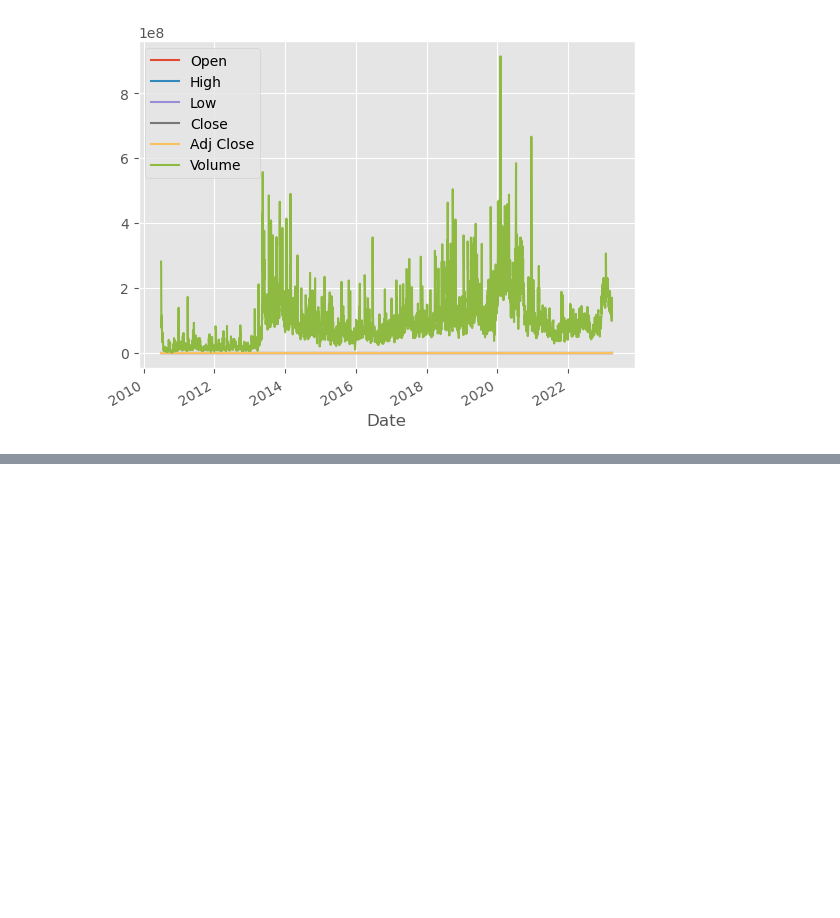
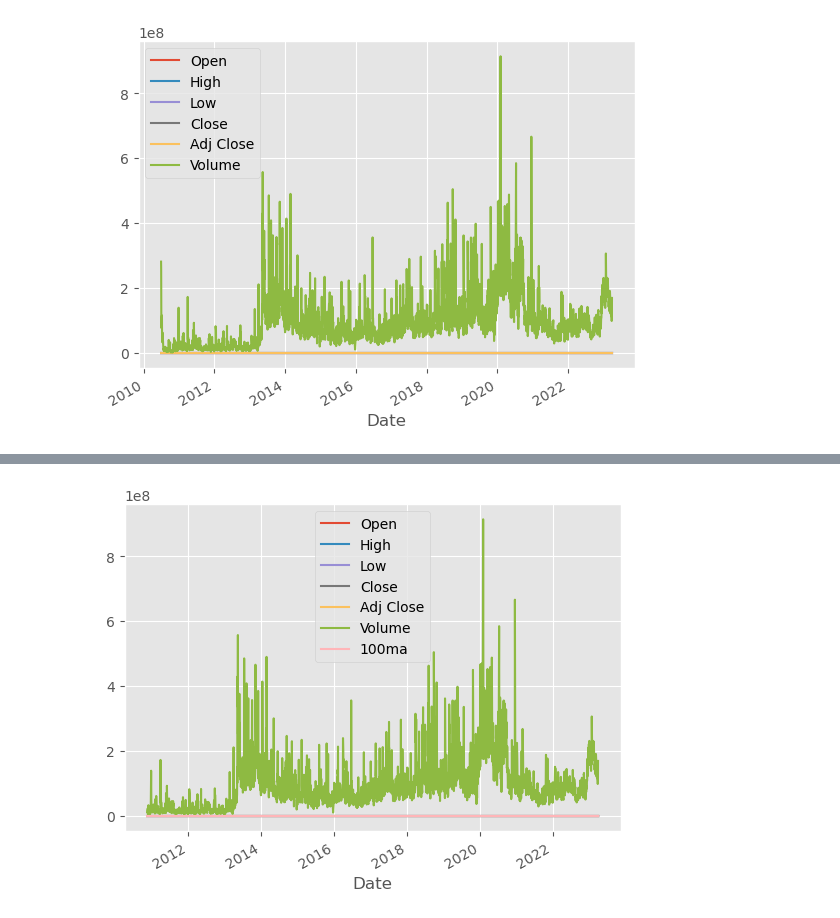
Before and after one commit to lehuynhduc16/Learn-Time-Series-Analysis, a Jupyter notebook: time_series_analysis.ipynb, the cells around one changed output, grey strips where cells are left out. Drawn from its saved outputs; the diff is of its cells as text; code cells hidden in the pictures; blank space fills up the shorter version.

```diff
--- a/time_series_analysis.ipynb
+++ b/time_series_analysis.ipynb
@@ -56,0 +70,5 @@ plt.show()
+# %%
+df['100ma'] = df['Adj Close'].rolling(window = 100).mean()
+# %%
+df.dropna(inplace = True)
+print(df.head)
@@ -56,0 +93,5 @@ plt.show()
+# %%
+df.plot()
+plt.show()
+# %% [output]
+[figure, added]
```
Also changed, not shown: parts of 9 cells of this notebook, 1 other file.
